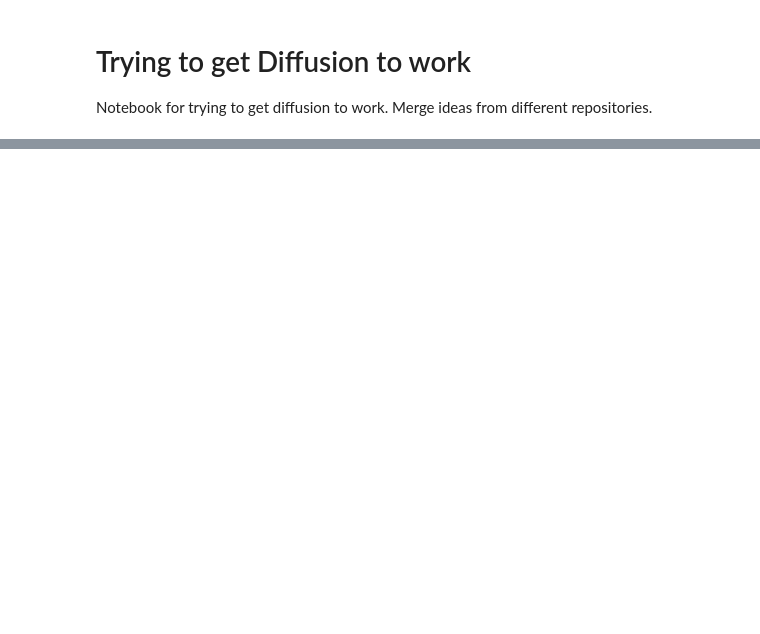
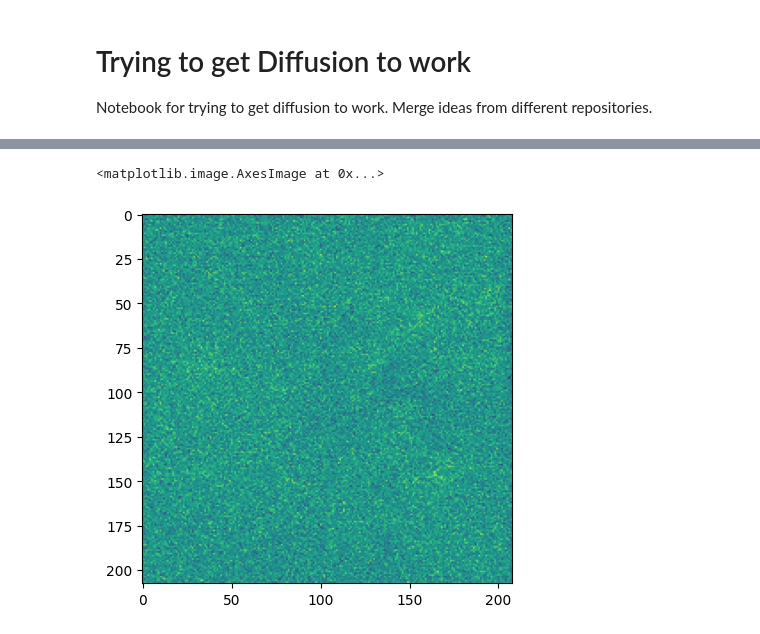
Before and after one commit to mln9d4/FeatureBridgeMapping, a Jupyter notebook: prototyping.ipynb, the cells around one changed output, grey strips where cells are left out. Saved outputs shown, nothing was run; the diff lists cells and outputs as text; code cells hidden in the pictures; blank space fills up the shorter version.

```diff
--- a/prototyping.ipynb
+++ b/prototyping.ipynb
@@ -3,0 +51,9 @@ Notebook for trying to get diffusion to work. Merge ideas from different reposit
+# %%
+model.set_device(1)
+# %%
+output, ret_arr = model.val_step(y_cond=one_sample, use_ema=False, n_steps=10)
+# %%
+plt.imshow(model.rolling_statistics_y.denormalize(output.cpu()).squeeze().numpy()[0], cmap='viridis')
+# %% [output]
+<matplotlib.image.AxesImage at 0x...>
+[figure, added]
```
Also changed, not shown: parts of 16 cells of this notebook, 9 other files.
